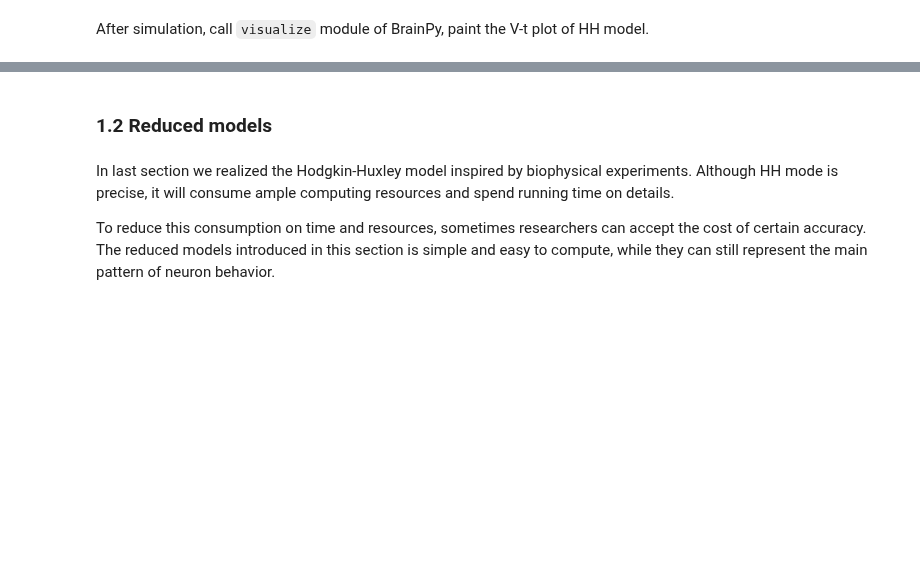
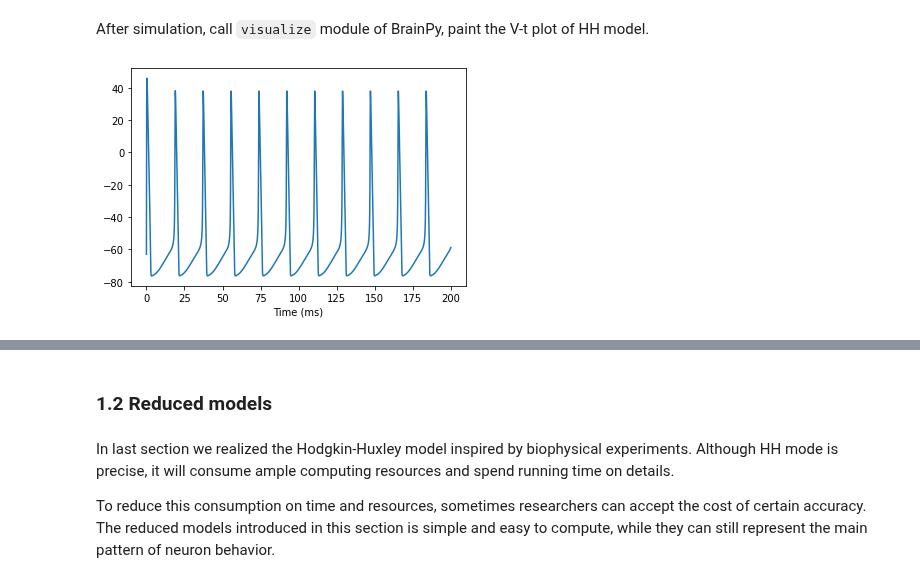
Before and after one commit to quanpeng0/BrainModels, a Jupyter notebook: docs/BrainPy-tutorial/Tutorial-neu_snn.ipynb, the cells around one changed output, grey strips where cells are left out. Cells and saved outputs as stored; diff of their text form; code cells hidden in the pictures; blank space fills up the shorter version.

```diff
--- a/docs/BrainPy-tutorial/Tutorial-neu_snn.ipynb
+++ b/docs/BrainPy-tutorial/Tutorial-neu_snn.ipynb
@@ -135,0 +234,10 @@ After simulation, call `visualize` module of BrainPy, paint the V-t plot of HH m
+# %%
+import brainpy as bp
+
+neu = HH(100, monitors=['V'])
+net = bp.Network(neu)
+net.run(200., inputs=(neu, 'input', 5.))
+
+bp.visualize.line_plot(neu.mon.ts, neu.mon.V, show=True)
+# %% [output]
+[figure, added]
```
Also changed, not shown: parts of 107 cells of this notebook, 31 other files.
